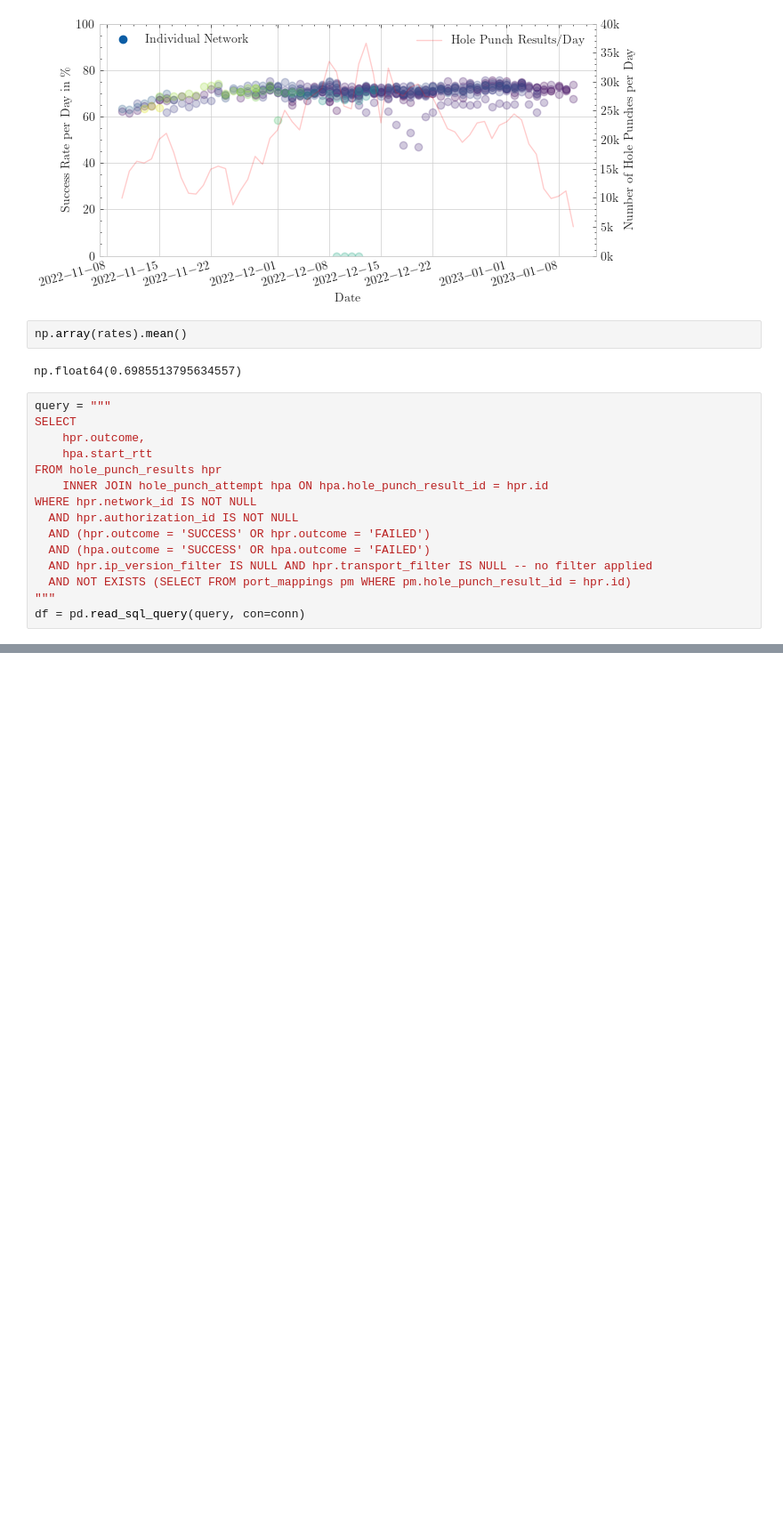
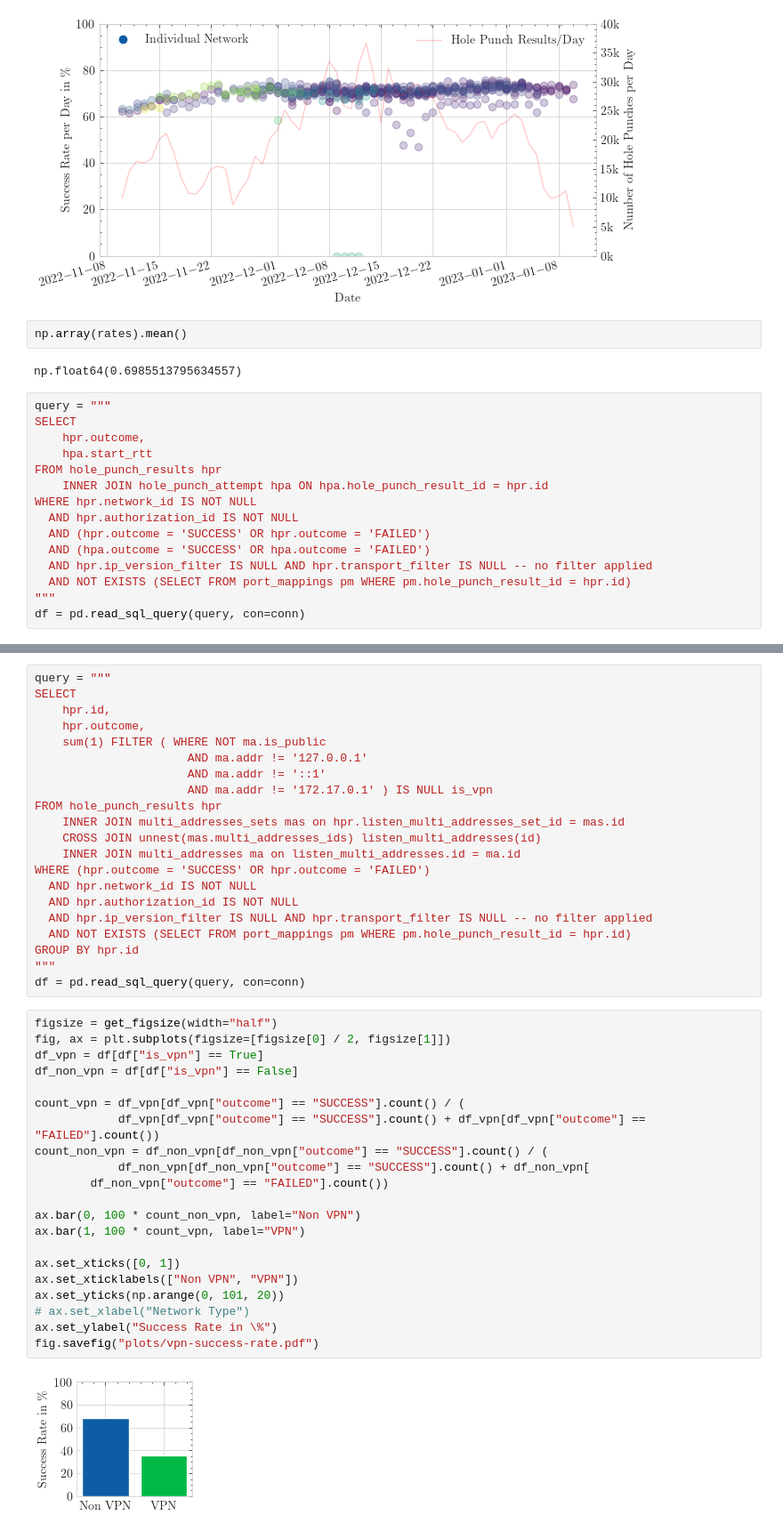
Before and after one commit to libp2p/punchr, a Jupyter notebook: publication/2023-03-07-publication.ipynb, the cells around one changed output, grey strips where cells are left out. Shown at 89% size. Cells and saved outputs as stored; diff of their text form; blank space fills up the shorter version.

```diff
--- a/publication/2023-03-07-publication.ipynb
+++ b/publication/2023-03-07-publication.ipynb
@@ -390,0 +493,44 @@ fig.savefig("plots/rtt-dependence.pdf")
+# %%
+query = """
+SELECT
+    hpr.id,
+    hpr.outcome,
+    sum(1) FILTER ( WHERE NOT ma.is_public
+                      AND ma.addr != '127.0.0.1'
+                      AND ma.addr != '::1'
+                      AND ma.addr != '172.17.0.1' ) IS NULL is_vpn
+FROM hole_punch_results hpr
+    INNER JOIN multi_addresses_sets mas on hpr.listen_multi_addresses_set_id = mas.id
+    CROSS JOIN unnest(mas.multi_addresses_ids) listen_multi_addresses(id)
+    INNER JOIN multi_addresses ma on listen_multi_addresses.id = ma.id
+WHERE (hpr.outcome = 'SUCCESS' OR hpr.outcome = 'FAILED')
+  AND hpr.network_id IS NOT NULL
+  AND hpr.authorization_id IS NOT NULL
+  AND hpr.ip_version_filter IS NULL AND hpr.transport_filter IS NULL -- no filter applied
+  AND NOT EXISTS (SELECT FROM port_mappings pm WHERE pm.hole_punch_result_id = hpr.id)
+GROUP BY hpr.id
+"""
+df = pd.read_sql_query(query, con=conn)
+# %%
+figsize = get_figsize(width="half")
+fig, ax = plt.subplots(figsize=[figsize[0] / 2, figsize[1]])
+df_vpn = df[df["is_vpn"] == True]
+df_non_vpn = df[df["is_vpn"] == False]
+
+count_vpn = df_vpn[df_vpn["outcome"] == "SUCCESS"].count() / (
+            df_vpn[df_vpn["outcome"] == "SUCCESS"].count() + df_vpn[df_vpn["outcome"] == "FAILED"].count())
+count_non_vpn = df_non_vpn[df_non_vpn["outcome"] == "SUCCESS"].count() / (
+            df_non_vpn[df_non_vpn["outcome"] == "SUCCESS"].count() + df_non_vpn[
+        df_non_vpn["outcome"] == "FAILED"].count())
+
+ax.bar(0, 100 * count_non_vpn, label="Non VPN")
+ax.bar(1, 100 * count_vpn, label="VPN")
+
+ax.set_xticks([0, 1])
+ax.set_xticklabels(["Non VPN", "VPN"])
+ax.set_yticks(np.arange(0, 101, 20))
+# ax.set_xlabel("Network Type")
+ax.set_ylabel("Success Rate in \%")
+fig.savefig("plots/vpn-success-rate.pdf")
+# %% [output]
+[figure, added]
```
Also changed, not shown: parts of 8 cells of this notebook, 6 other files.
